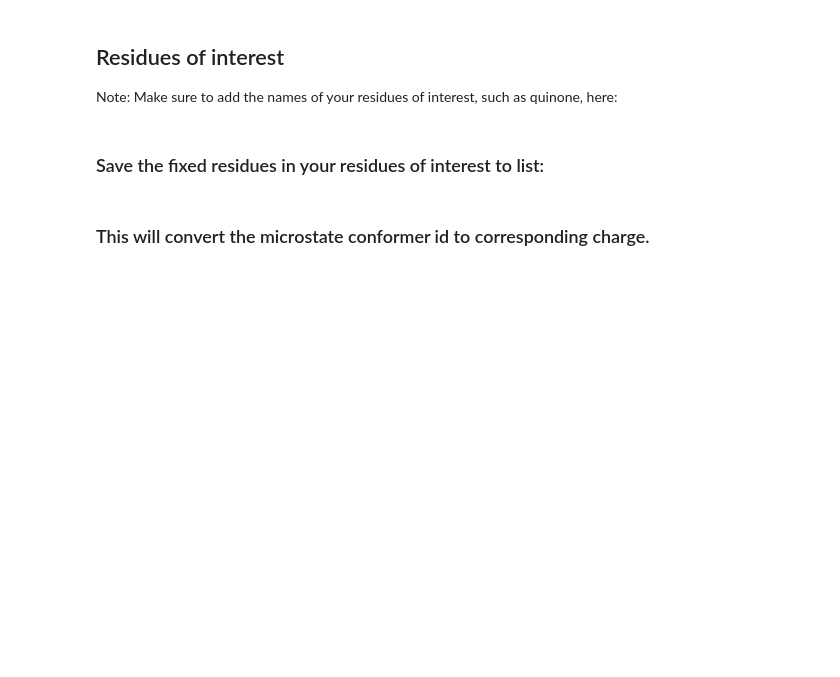
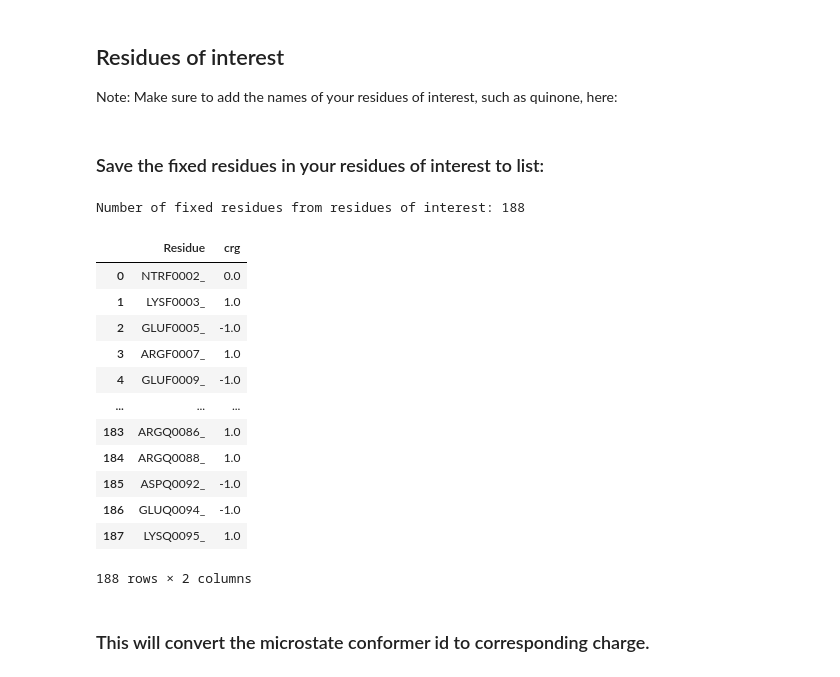
Before and after one commit to Raihancuny/python, a Jupyter notebook: microstate_analysis_code/CRGMS_analysis.ipynb, the cells around one changed output. Cells and saved outputs as stored; diff of their text form; code cells hidden in the pictures; blank space fills up the shorter version.

```diff
--- a/microstate_analysis_code/CRGMS_analysis.ipynb
+++ b/microstate_analysis_code/CRGMS_analysis.ipynb
@@ -91,9 +105,26 @@ res_of_interest = ["ASP", "PL9", "GLU", "ARG", "HIS", "LYS", "TYR", "NTR", "CTR"
 # %%
 fixed_res_of_interest = {k:v for k,v in fixed_res_crg_dict.items() if k[:3] in res_of_interest}
 
-fixed_residues_crg = pd.DataFrame.from_dict(fixed_res_of_interest, orient='index', columns=['Residue', 'crg'])
+#fixed_residues_crg = pd.DataFrame.from_dict(fixed_res_of_interest, orient='index', columns=['Residue', 'crg'])
+fixed_residues_crg = pd.DataFrame(fixed_res_of_interest.items(), columns=['Residue', 'crg'])
+
 print(f"Number of fixed residues from residues of interest: {fixed_residues_crg.shape[0]:,}")
 fixed_residues_crg
+# %% [output]
+Number of fixed residues from residues of interest: 188
+|  | Residue | crg |
+| 0 | NTRF0002_ | 0.0 |
+| 1 | LYSF0003_ | 1.0 |
+| 2 | GLUF0005_ | -1.0 |
+| 3 | ARGF0007_ | 1.0 |
+| 4 | GLUF0009_ | -1.0 |
+| ... | ... | ... |
+| 183 | ARGQ0086_ | 1.0 |
+| 184 | ARGQ0088_ | 1.0 |
+| 185 | ASPQ0092_ | -1.0 |
+| 186 | GLUQ0094_ | -1.0 |
+| 187 | LYSQ0095_ | 1.0 |
+188 rows × 2 columns
 # %% [markdown]
 ### This will convert the microstate conformer id to corresponding charge.
 # %%
```
Also changed, not shown: parts of 21 cells of this notebook, 6 other files.
